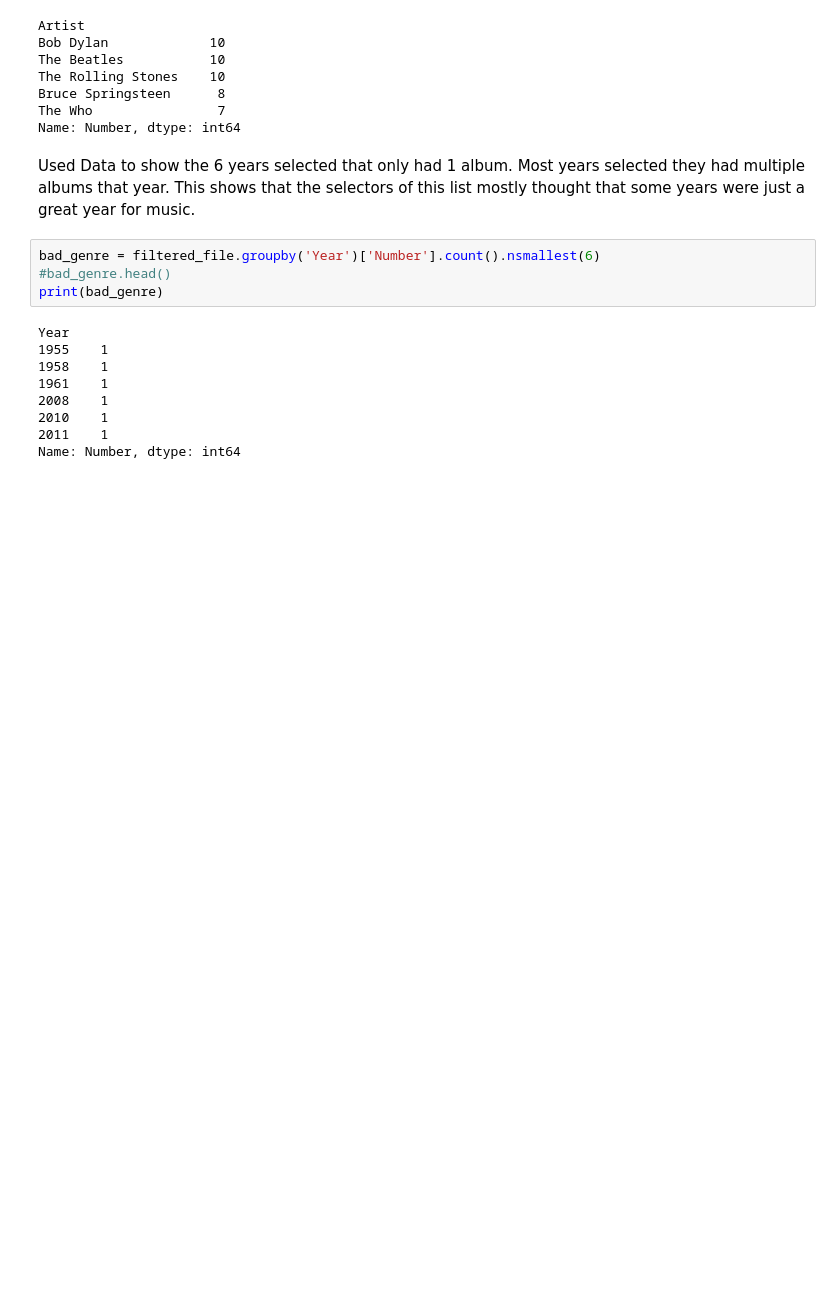
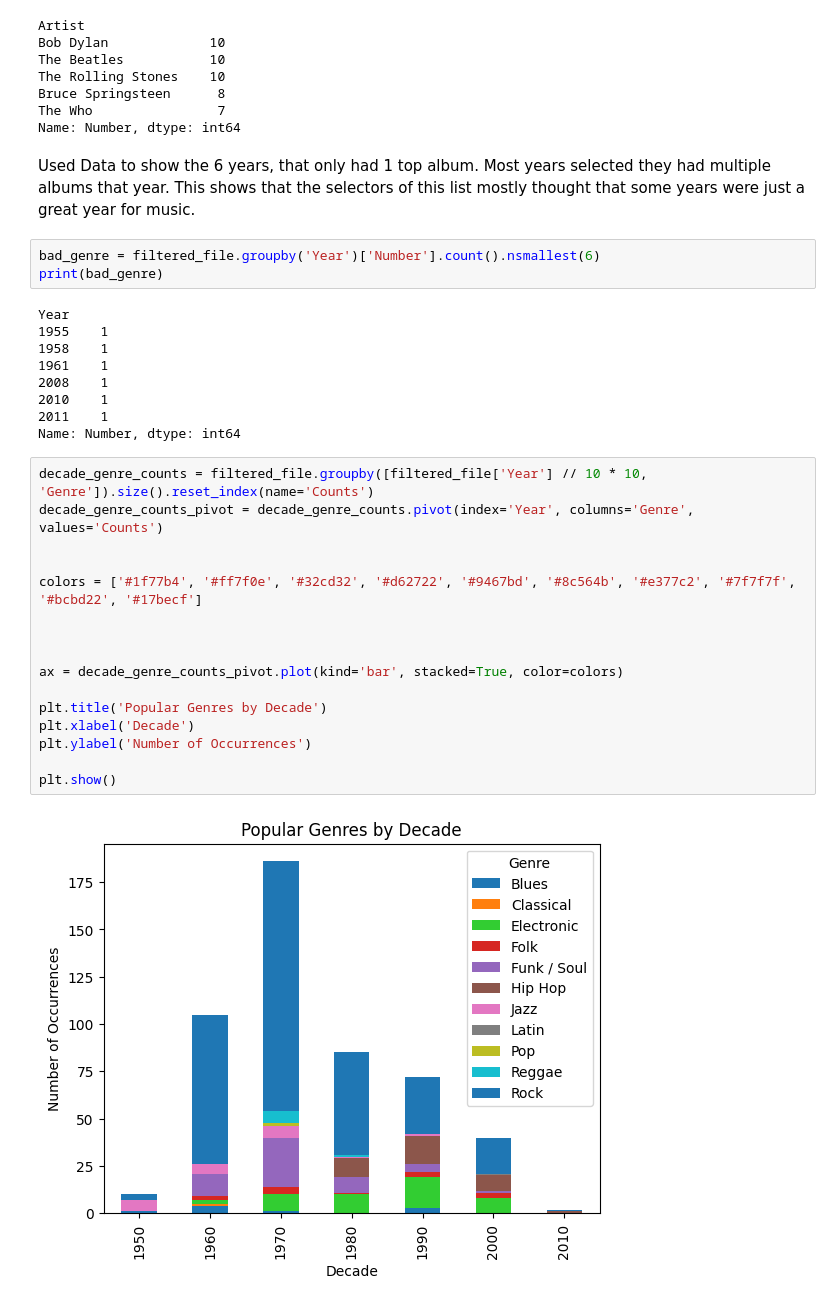
Before and after one commit to Dangarber/albums-list, a Jupyter notebook: AlbumList.ipynb, the cells around one changed output. Saved outputs shown, nothing was run; the diff lists cells and outputs as text; blank space fills up the shorter version.

Commit message:
new bar chart. Color issue

```diff
--- a/AlbumList.ipynb
+++ b/AlbumList.ipynb
@@ -91,10 +72,9 @@ Bruce Springsteen      8
 The Who                7
 Name: Number, dtype: int64
 # %% [markdown]
-Used Data to show the 6 years selected that only had 1 album. Most years selected they had multiple albums that year. This shows that the selectors of this list mostly thought that some years were just a great year for music.
+Used Data to show the 6 years, that only had 1 top album. Most years selected they had multiple albums that year. This shows that the selectors of this list mostly thought that some years were just a great year for music.
 # %%
 bad_genre = filtered_file.groupby('Year')['Number'].count().nsmallest(6)
-#bad_genre.head()
 print(bad_genre)
 # %% [output]
 Year
@@ -105,3 +85,21 @@ Year
 2010    1
 2011    1
 Name: Number, dtype: int64
+# %%
+decade_genre_counts = filtered_file.groupby([filtered_file['Year'] // 10 * 10, 'Genre']).size().reset_index(name='Counts')
+decade_genre_counts_pivot = decade_genre_counts.pivot(index='Year', columns='Genre', values='Counts')
+
+
+colors = ['#1f77b4', '#ff7f0e', '#32cd32', '#d62722', '#9467bd', '#8c564b', '#e377c2', '#7f7f7f', '#bcbd22', '#17becf']
+
+
+
+ax = decade_genre_counts_pivot.plot(kind='bar', stacked=True, color=colors)
+
+plt.title('Popular Genres by Decade')
+plt.xlabel('Decade')
+plt.ylabel('Number of Occurrences')
+
+plt.show()
+# %% [output]
+[figure, added]
```
Also changed, not shown: parts of 3 cells of this notebook.
